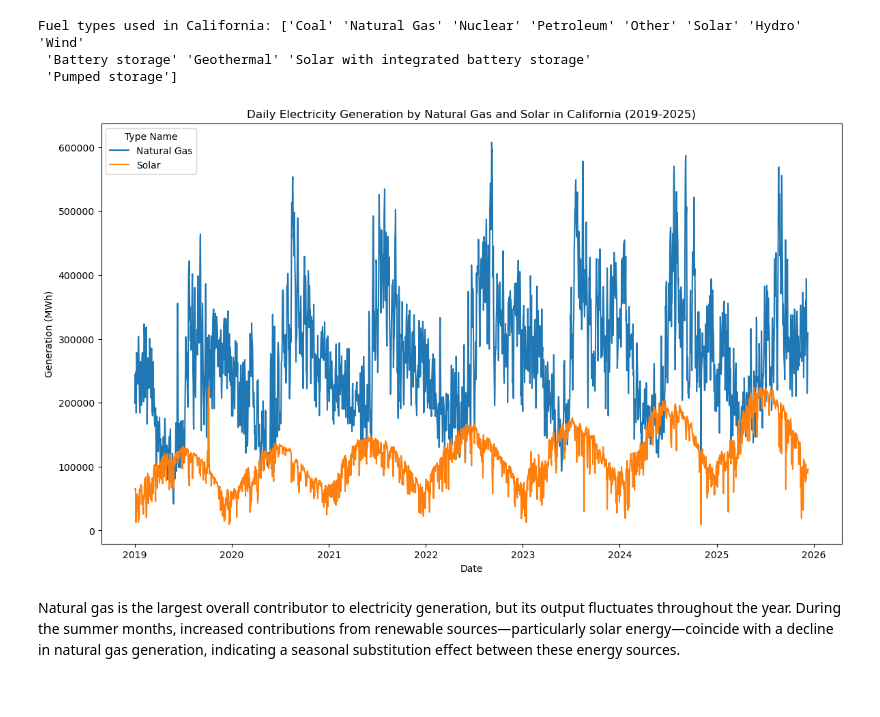
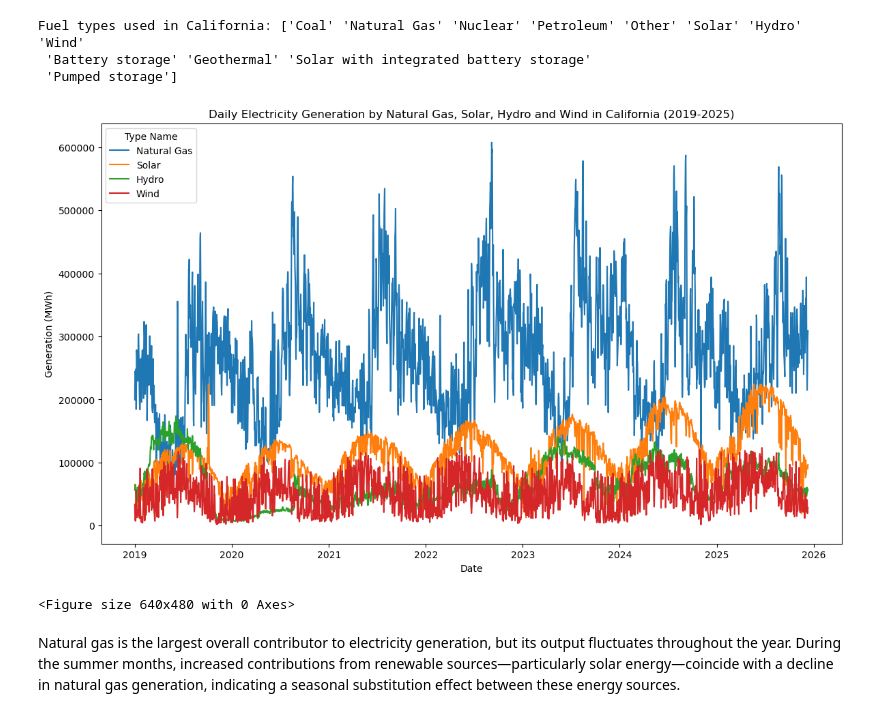
Before and after one commit to Jibu24/Energy_Demand_Forecasting, a Jupyter notebook: Notebooks/EDA_1.ipynb, the cells around one changed output. Drawn from its saved outputs; the diff is of its cells as text; code cells hidden in the pictures.

Commit message:
uploading more images

```diff
--- a/Notebooks/EDA_1.ipynb
+++ b/Notebooks/EDA_1.ipynb
@@ -128,15 +128,17 @@ Fuel types used in California: ['Coal' 'Natural Gas' 'Nuclear' 'Petroleum' 'Othe
 # %%
 # Plotting total daily generation by type name Natural gas and Petroleum
 plt.figure(figsize=(14, 8))
-sns.lineplot(data=df_daily[df_daily['type-name'].isin(['Natural Gas', 'Solar'])],
+sns.lineplot(data=df_daily[df_daily['type-name'].isin(['Natural Gas', 'Solar', 'Hydro', 'Wind'])],
              x='period', y='value', hue='type-name')
-plt.title('Daily Electricity Generation by Natural Gas and Solar in California (2019-2025)')
+plt.title('Daily Electricity Generation by Natural Gas, Solar, Hydro and Wind in California (2019-2025)')
 plt.xlabel('Date')
 plt.ylabel('Generation (MWh)')
 plt.legend(title='Type Name')
 plt.show()
+plt.savefig('../Images/california_generation_natural_gas_solar_hydro_wind.png')
 # %% [output]
-[figure, old version]
+[figure, new version]
+<Figure size 640x480 with 0 Axes>
 # %% [markdown]
 Natural gas is the largest overall contributor to electricity generation, but its output fluctuates throughout the year. During the summer months, increased contributions from renewable sources—particularly solar energy—coincide with a decline in natural gas generation, indicating a seasonal substitution effect between these energy sources.
 # %%
```
Also changed, not shown: parts of 3 cells of this notebook, 3 other files.
